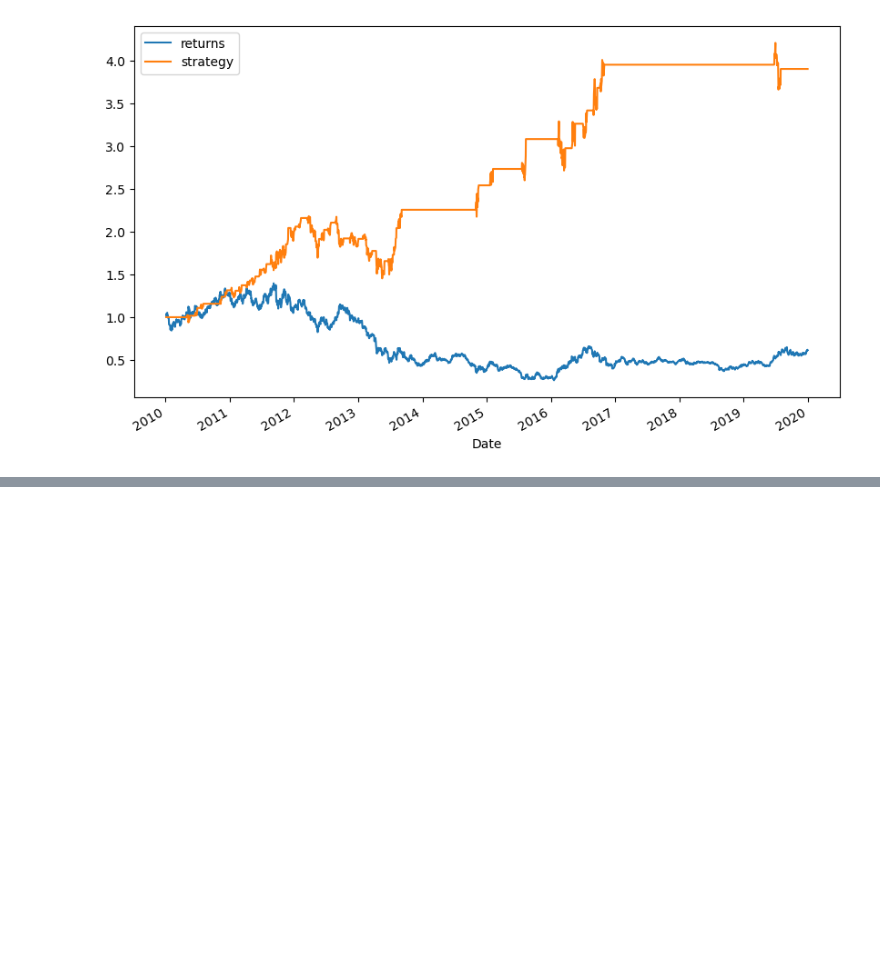
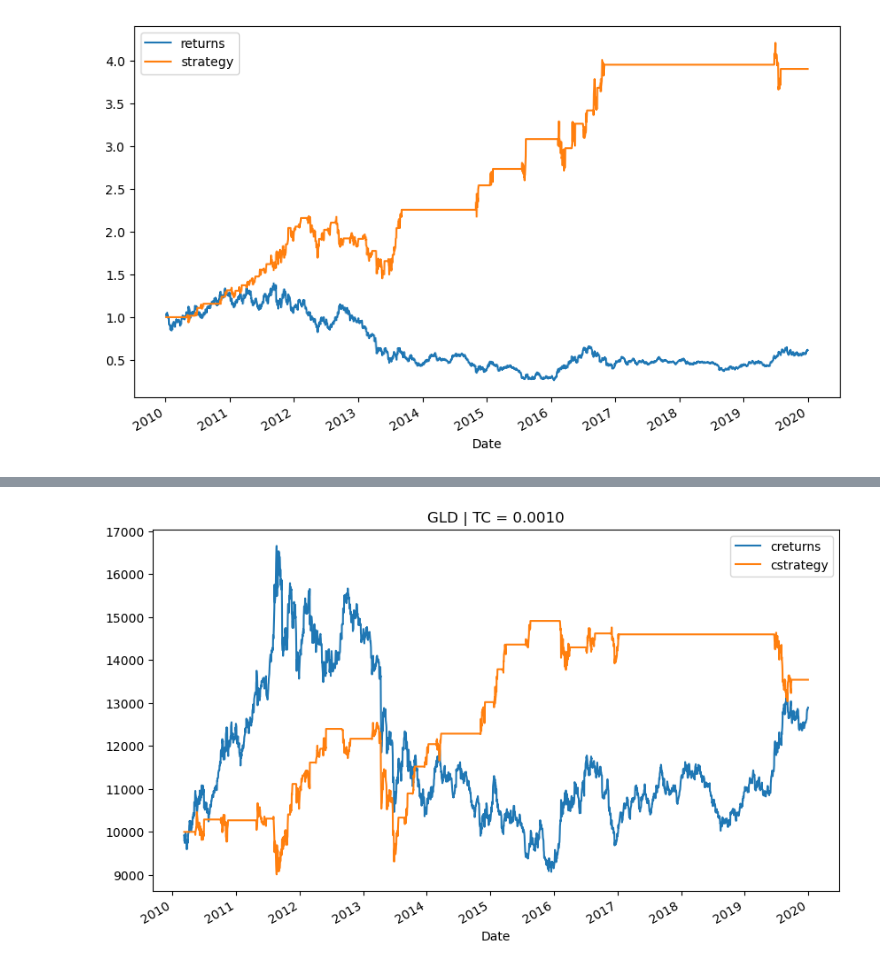
Before and after one commit to williserdman/quant_exploration_1, a Jupyter notebook: notebooks/basic_strategies/mean_reversion_strategy.ipynb, the cells around one changed output, grey strips where cells are left out. Cells and saved outputs as stored; diff of their text form; code cells hidden in the pictures; blank space fills up the shorter version.

```diff
--- a/notebooks/mean_reversion_strategy.ipynb
+++ b/notebooks/basic_strategies/mean_reversion_strategy.ipynb
@@ -79,3 +79,8 @@ data[['returns', 'strategy']].dropna().cumsum().apply(np.exp).plot(figsize=(10,
 # %% [output]
 <Axes: xlabel='Date'>
 [figure]
+# %%
+import mean_reversion as mr
+
+mrbt = mr.MRVectorBacktester("GLD",  '2010-1-1', '2019-12-31', 10000, 0.001)
+mrbt.run_strategy(SMA=43, threshold=7.5)
@@ -81,0 +99,4 @@ data[['returns', 'strategy']].dropna().cumsum().apply(np.exp).plot(figsize=(10,
+# %%
+mrbt.plot_results()
+# %% [output]
+[figure, added]
```
Also changed, not shown: parts of 1 cell of this notebook, 9 other files.
